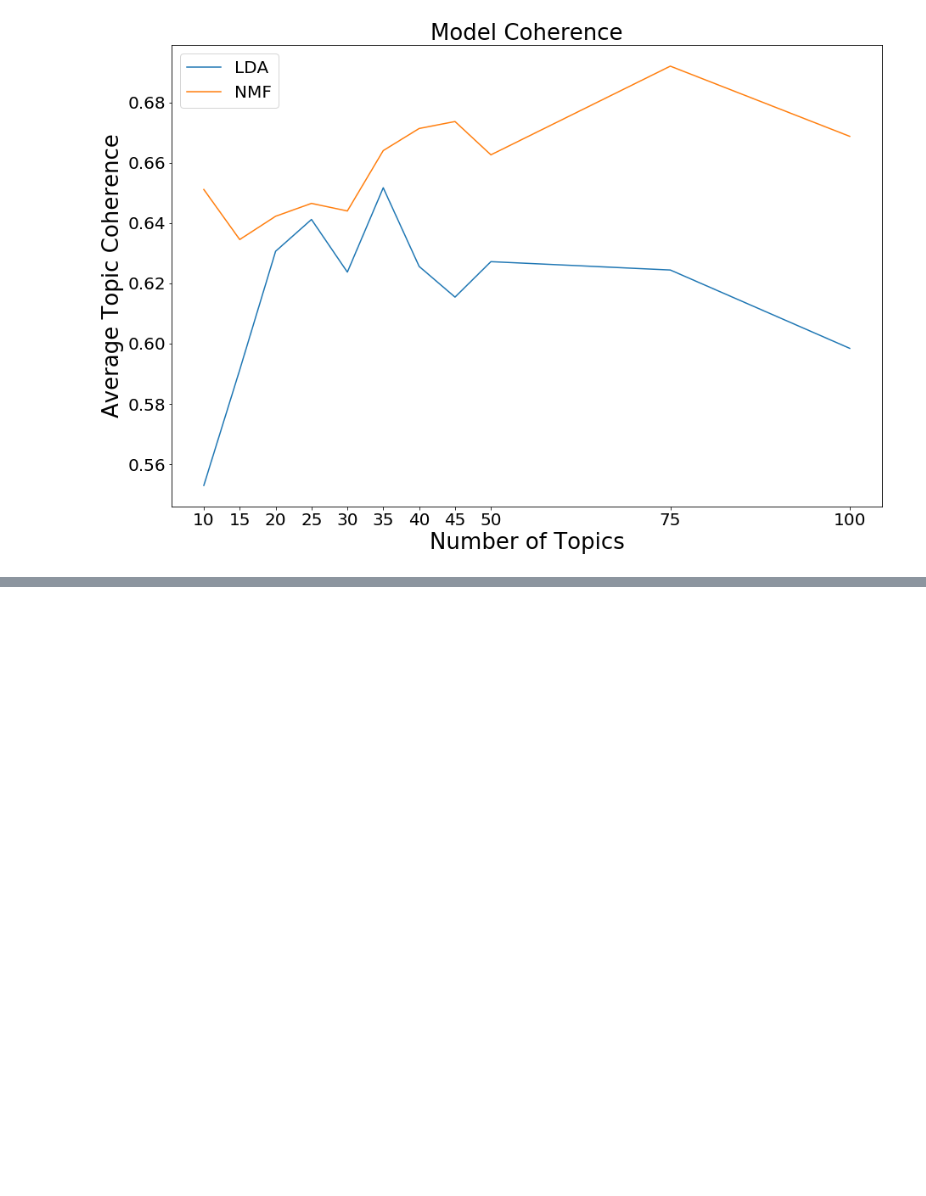
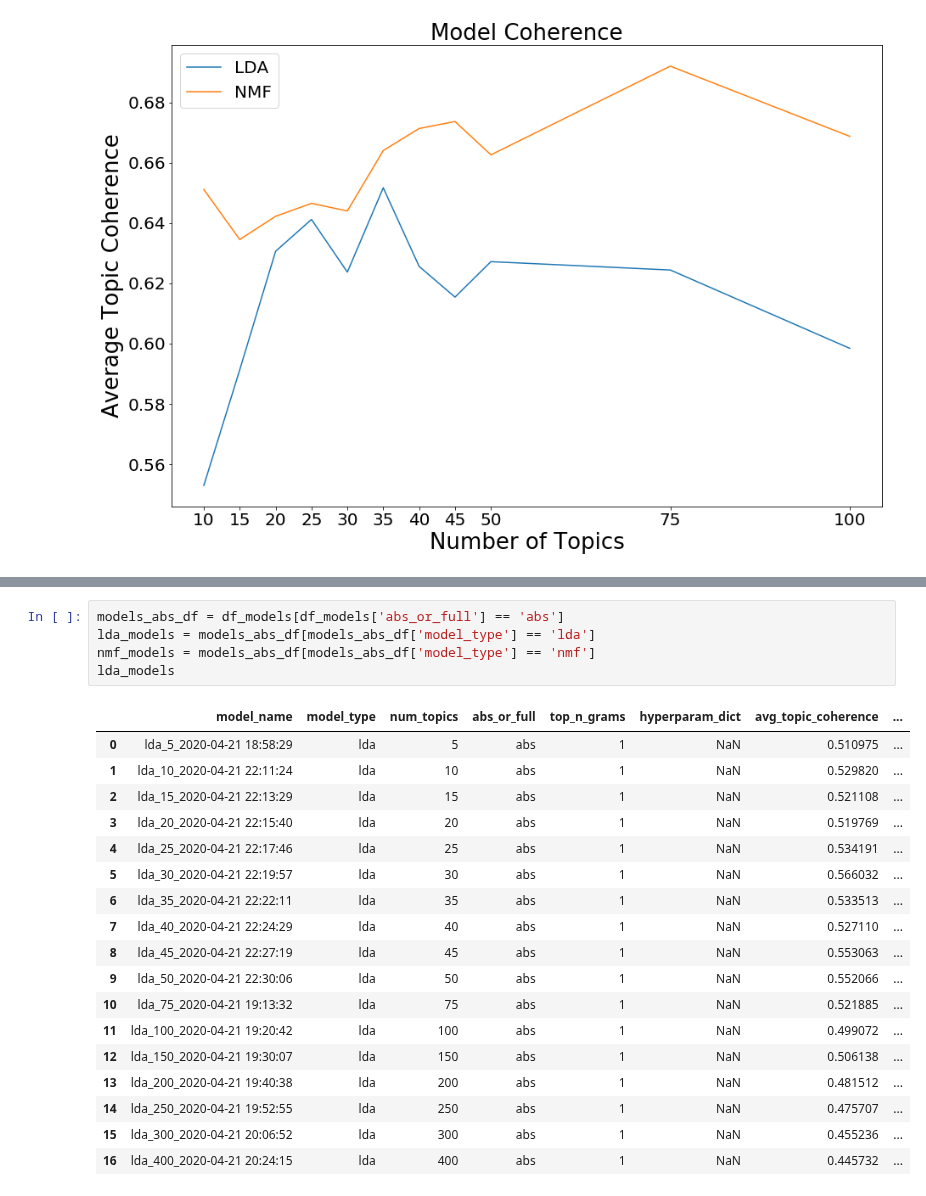
Before and after one commit to kmirijan/ML-COVID-CORD, a Jupyter notebook: Write_Up_Figures.ipynb, the cells around one changed output, grey strips where cells are left out. Drawn from its saved outputs; the diff is of its cells as text; blank space fills up the shorter version.

```diff
--- a/Write_Up_Figures.ipynb
+++ b/Write_Up_Figures.ipynb
@@ -114,0 +137,24 @@ plt.savefig('images/topic_coherence_spread.png')
+# %%
+models_abs_df = df_models[df_models['abs_or_full'] == 'abs']
+lda_models = models_abs_df[models_abs_df['model_type'] == 'lda']
+nmf_models = models_abs_df[models_abs_df['model_type'] == 'nmf']
+lda_models
+# %% [output]
+|  | model_name | model_type | num_topics | abs_or_full | top_n_grams | hyperparam_dict | avg_topic_coherence | ... |
+| 0 | lda_5_2020-04-21 18:58:29 | lda | 5 | abs | 1 | NaN | 0.510975 | ... |
+| 1 | lda_10_2020-04-21 22:11:24 | lda | 10 | abs | 1 | NaN | 0.529820 | ... |
+| 2 | lda_15_2020-04-21 22:13:29 | lda | 15 | abs | 1 | NaN | 0.521108 | ... |
+| 3 | lda_20_2020-04-21 22:15:40 | lda | 20 | abs | 1 | NaN | 0.519769 | ... |
+| 4 | lda_25_2020-04-21 22:17:46 | lda | 25 | abs | 1 | NaN | 0.534191 | ... |
+| 5 | lda_30_2020-04-21 22:19:57 | lda | 30 | abs | 1 | NaN | 0.566032 | ... |
+| 6 | lda_35_2020-04-21 22:22:11 | lda | 35 | abs | 1 | NaN | 0.533513 | ... |
+| 7 | lda_40_2020-04-21 22:24:29 | lda | 40 | abs | 1 | NaN | 0.527110 | ... |
+| 8 | lda_45_2020-04-21 22:27:19 | lda | 45 | abs | 1 | NaN | 0.553063 | ... |
+| 9 | lda_50_2020-04-21 22:30:06 | lda | 50 | abs | 1 | NaN | 0.552066 | ... |
+| 10 | lda_75_2020-04-21 19:13:32 | lda | 75 | abs | 1 | NaN | 0.521885 | ... |
+| 11 | lda_100_2020-04-21 19:20:42 | lda | 100 | abs | 1 | NaN | 0.499072 | ... |
+| 12 | lda_150_2020-04-21 19:30:07 | lda | 150 | abs | 1 | NaN | 0.506138 | ... |
+| 13 | lda_200_2020-04-21 19:40:38 | lda | 200 | abs | 1 | NaN | 0.481512 | ... |
+| 14 | lda_250_2020-04-21 19:52:55 | lda | 250 | abs | 1 | NaN | 0.475707 | ... |
+| 15 | lda_300_2020-04-21 20:06:52 | lda | 300 | abs | 1 | NaN | 0.455236 | ... |
+| 16 | lda_400_2020-04-21 20:24:15 | lda | 400 | abs | 1 | NaN | 0.445732 | ... |
```
Also changed, not shown: parts of 3 cells of this notebook, 7 other files.
